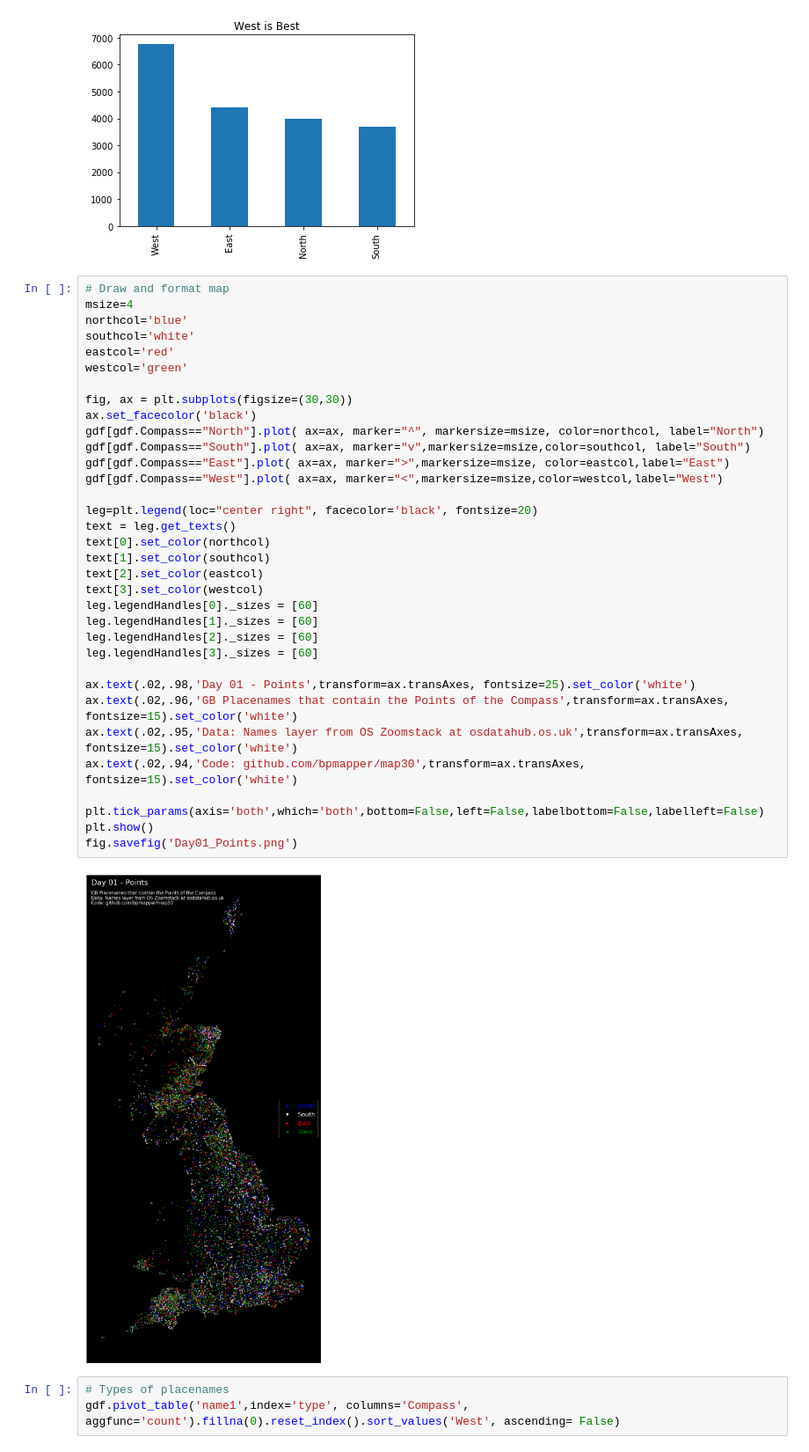
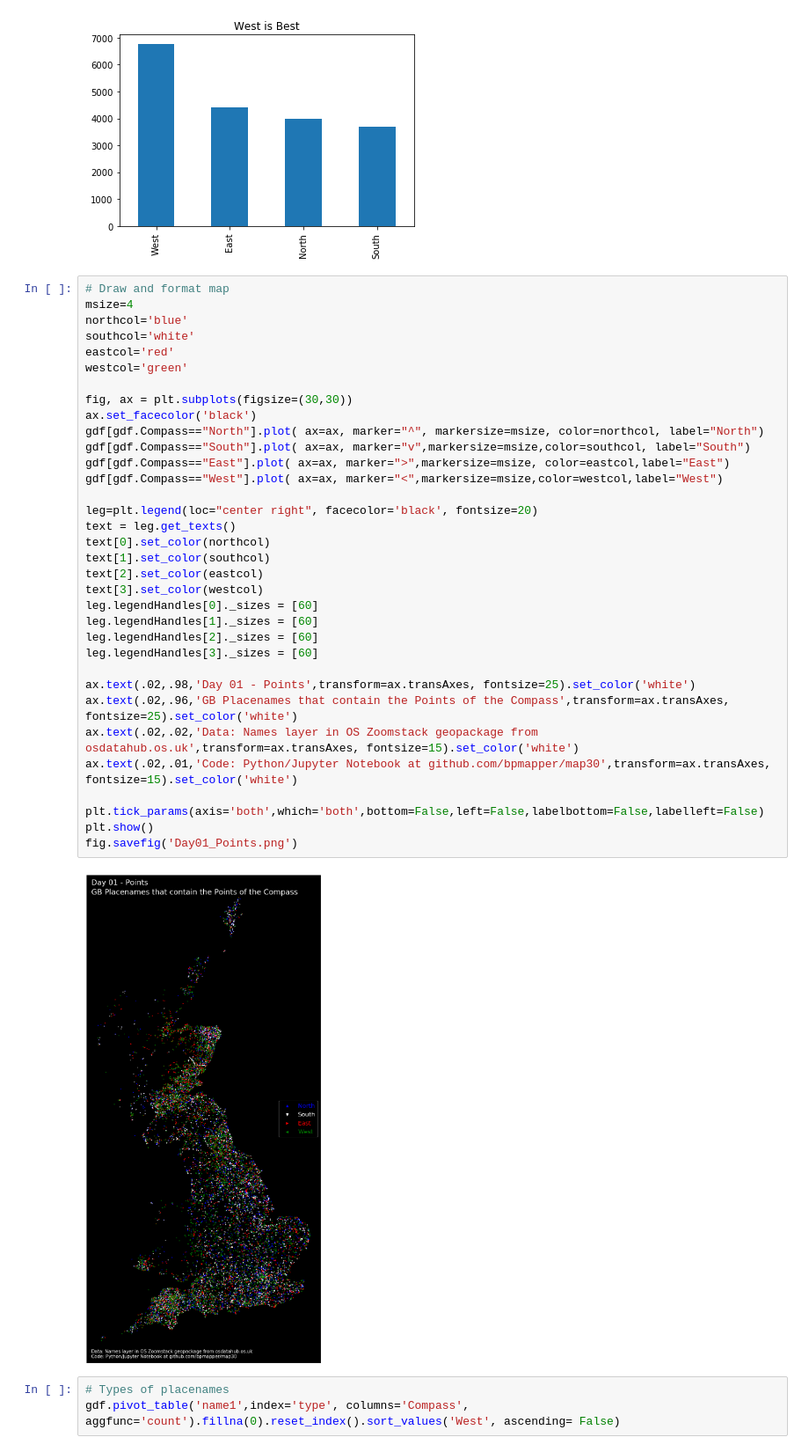
Before and after one commit to bpmapper/map30, a Jupyter notebook: Day01_Points.ipynb, the cells around one changed output. Shown at 88% size. Cells and saved outputs as stored; diff of their text form.

```diff
--- a/Day01_Points.ipynb
+++ b/Day01_Points.ipynb
@@ -70,37 +70,37 @@ plt.show()
 msize=4
 northcol='blue'
 southcol='white'
 eastcol='red'
 westcol='green'
 
 fig, ax = plt.subplots(figsize=(30,30))
 ax.set_facecolor('black')
 gdf[gdf.Compass=="North"].plot( ax=ax, marker="^", markersize=msize, color=northcol, label="North")
 gdf[gdf.Compass=="South"].plot( ax=ax, marker="v",markersize=msize,color=southcol, label="South")
 gdf[gdf.Compass=="East"].plot( ax=ax, marker=">",markersize=msize, color=eastcol,label="East")
 gdf[gdf.Compass=="West"].plot( ax=ax, marker="<",markersize=msize,color=westcol,label="West")
 
 leg=plt.legend(loc="center right", facecolor='black', fontsize=20)
 text = leg.get_texts()
 text[0].set_color(northcol)
 text[1].set_color(southcol)
 text[2].set_color(eastcol)
 text[3].set_color(westcol)
 leg.legendHandles[0]._sizes = [60]
 leg.legendHandles[1]._sizes = [60]
 leg.legendHandles[2]._sizes = [60]
 leg.legendHandles[3]._sizes = [60]
 
 ax.text(.02,.98,'Day 01 - Points',transform=ax.transAxes, fontsize=25).set_color('white')
-ax.text(.02,.96,'GB Placenames that contain the Points of the Compass',transform=ax.transAxes, fontsize=15).set_color('white')
-ax.text(.02,.95,'Data: Names layer from OS Zoomstack at osdatahub.os.uk',transform=ax.transAxes, fontsize=15).set_color('white')
-ax.text(.02,.94,'Code: github.com/bpmapper/map30',transform=ax.transAxes, fontsize=15).set_color('white')
+ax.text(.02,.96,'GB Placenames that contain the Points of the Compass',transform=ax.transAxes, fontsize=25).set_color('white')
+ax.text(.02,.02,'Data: Names layer in OS Zoomstack geopackage from osdatahub.os.uk',transform=ax.transAxes, fontsize=15).set_color('white')
+ax.text(.02,.01,'Code: Python/Jupyter Notebook at github.com/bpmapper/map30',transform=ax.transAxes, fontsize=15).set_color('white')
 
 plt.tick_params(axis='both',which='both',bottom=False,left=False,labelbottom=False,labelleft=False)
 plt.show()
 fig.savefig('Day01_Points.png')
 # %% [output]
-[figure, old version]
+[figure, new version]
 # %%
 # Types of placenames
 gdf.pivot_table('name1',index='type', columns='Compass', aggfunc='count').fillna(0).reset_index().sort_values('West', ascending= False)
```
Also changed, not shown: parts of 1 cell of this notebook, 3 other files.
